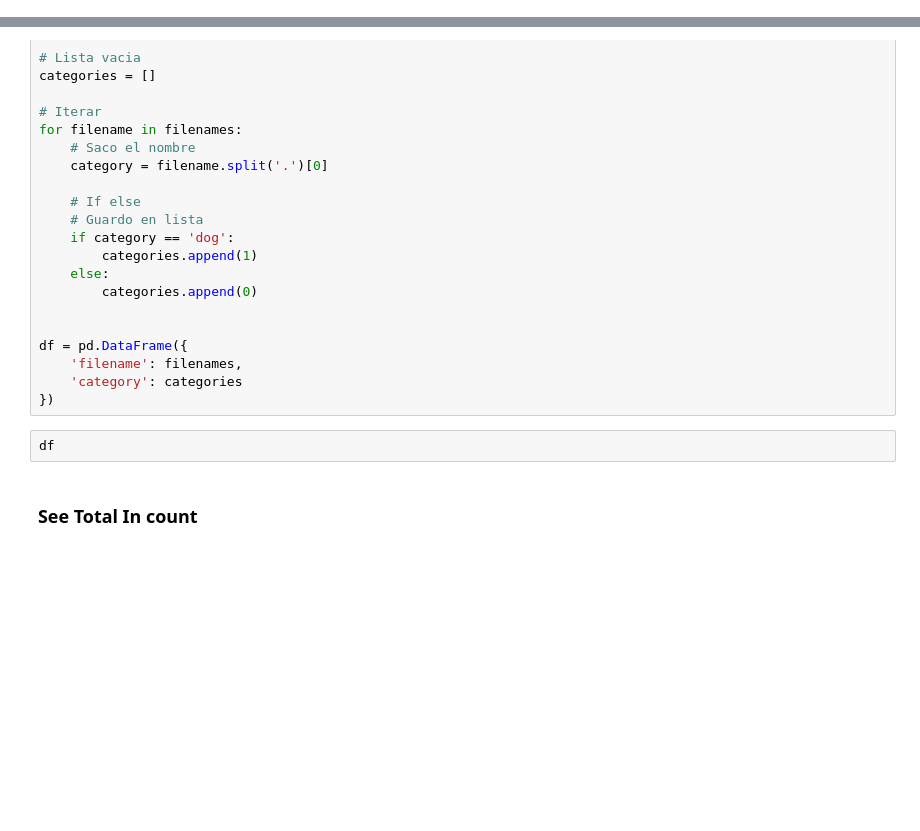
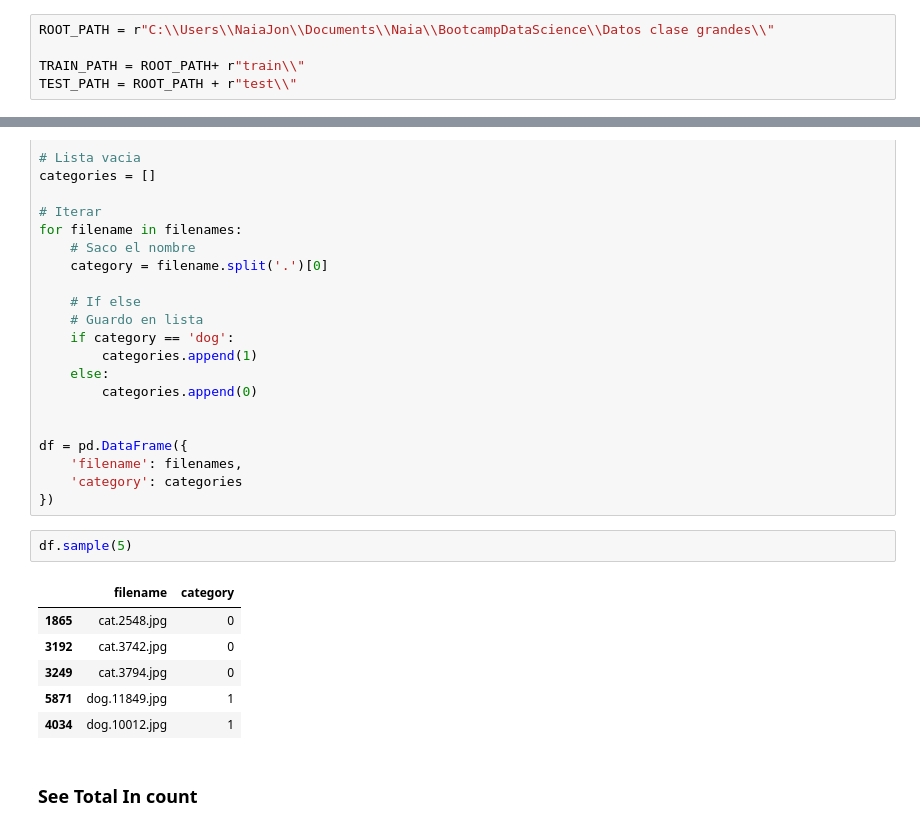
Before and after one commit to naiamerino/2026-02-BILBAO-FT-Data-Science, a Jupyter notebook: 3-Machine_Learning/3-Deep_Learning/2-Redes_Convolucionales/Dogs&Cats.ipynb, the cells around one changed output, grey strips where cells are left out. Drawn from its saved outputs; the diff is of its cells as text; blank space fills up the shorter version.

```diff
--- a/3-Machine_Learning/3-Deep_Learning/2-Redes_Convolucionales/Dogs&Cats.ipynb
+++ b/3-Machine_Learning/3-Deep_Learning/2-Redes_Convolucionales/Dogs&Cats.ipynb
@@ -41,3 +57,8 @@ TEST_PATH = ROOT_PATH + "test/"
+# %%
+ROOT_PATH = r"C:\\Users\\NaiaJon\\Documents\\Naia\\BootcampDataScience\\Datos clase grandes\\"
+
+TRAIN_PATH = ROOT_PATH+ r"train\\"
+TEST_PATH = ROOT_PATH + r"test\\"
 # %%
 ##### CODE #####
 
@@ -65,7 +86,14 @@ df = pd.DataFrame({
     'category': categories
 })
 # %%
-df
+df.sample(5)
+# %% [output]
+|  | filename | category |
+| 1865 | cat.2548.jpg | 0 |
+| 3192 | cat.3742.jpg | 0 |
+| 3249 | cat.3794.jpg | 0 |
+| 5871 | dog.11849.jpg | 1 |
+| 4034 | dog.10012.jpg | 1 |
 # %% [markdown]
 ### See Total In count
 # %%
```
Also changed, not shown: parts of 7 cells of this notebook, 13 other files.
